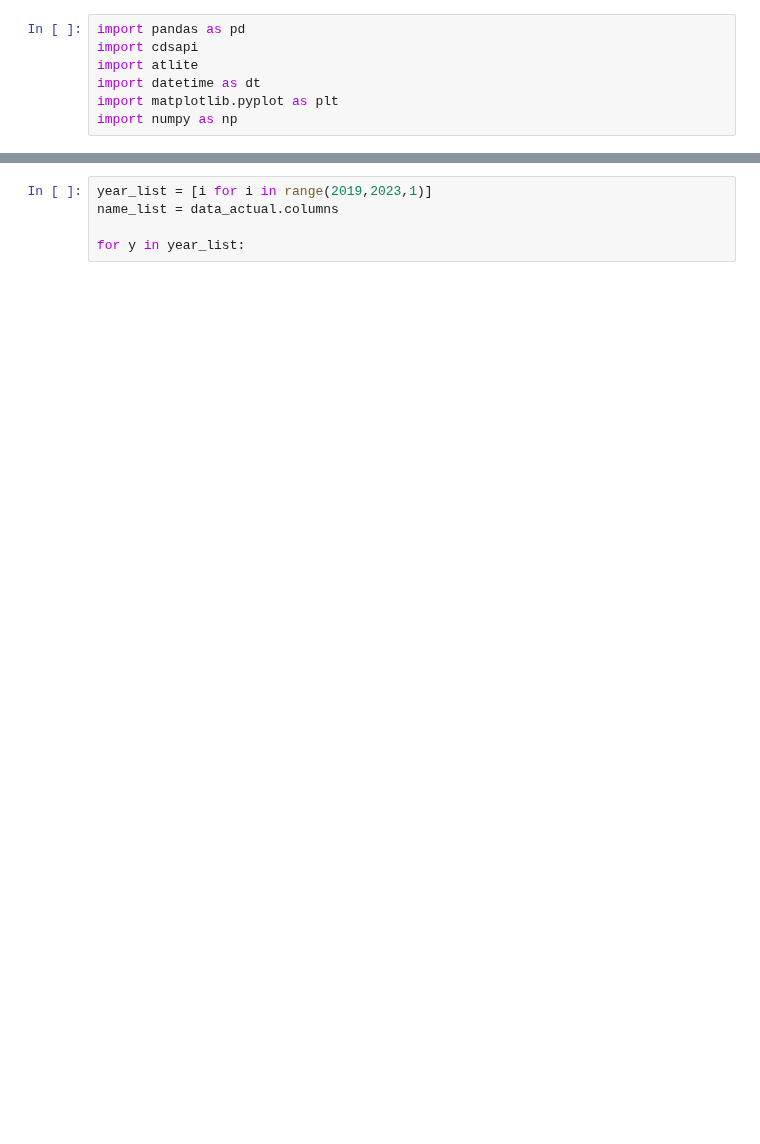
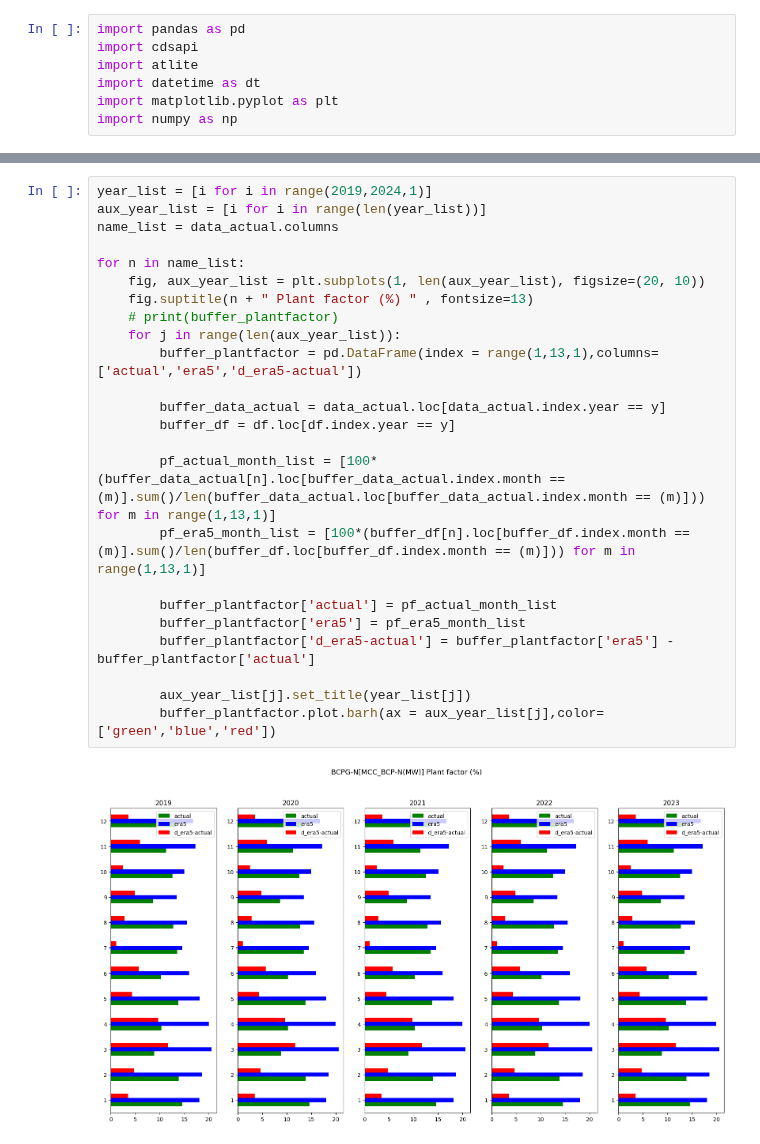
Before and after one commit to NarasetS/generationprofile_solarwind, a Jupyter notebook: validation_2.ipynb, the cells around one changed output, grey strips where cells are left out. Cells and saved outputs as stored; diff of their text form; blank space fills up the shorter version.

```diff
--- a/validation_2.ipynb
+++ b/validation_2.ipynb
@@ -139,5 +142,26 @@ See the caveats in the documentation: https://pandas.pydata.org/pandas-docs/stab
-# %%
-year_list = [i for i in range(2019,2023,1)]
-name_list = data_actual.columns
-
-for y in year_list:
+# %%
+year_list = [i for i in range(2019,2024,1)]
+aux_year_list = [i for i in range(len(year_list))]
+name_list = data_actual.columns
+
+for n in name_list:
+    fig, aux_year_list = plt.subplots(1, len(aux_year_list), figsize=(20, 10))
+    fig.suptitle(n + " Plant factor (%) " , fontsize=13)
+    # print(buffer_plantfactor)
+    for j in range(len(aux_year_list)):
+        buffer_plantfactor = pd.DataFrame(index = range(1,13,1),columns=['actual','era5','d_era5-actual'])
+
+        buffer_data_actual = data_actual.loc[data_actual.index.year == y]
+        buffer_df = df.loc[df.index.year == y]
+
+        pf_actual_month_list = [100*(buffer_data_actual[n].loc[buffer_data_actual.index.month == (m)].sum()/len(buffer_data_actual.loc[buffer_data_actual.index.month == (m)])) for m in range(1,13,1)]
+        pf_era5_month_list = [100*(buffer_df[n].loc[buffer_df.index.month == (m)].sum()/len(buffer_df.loc[buffer_df.index.month == (m)])) for m in range(1,13,1)]
+
+        buffer_plantfactor['actual'] = pf_actual_month_list
+        buffer_plantfactor['era5'] = pf_era5_month_list
+        buffer_plantfactor['d_era5-actual'] = buffer_plantfactor['era5'] - buffer_plantfactor['actual']
+
+        aux_year_list[j].set_title(year_list[j])
+        buffer_plantfactor.plot.barh(ax = aux_year_list[j],color=['green','blue','red'])
+# %% [output]
+[figure, added]
```
Also changed, not shown: parts of 7 cells of this notebook, 1 other file.
